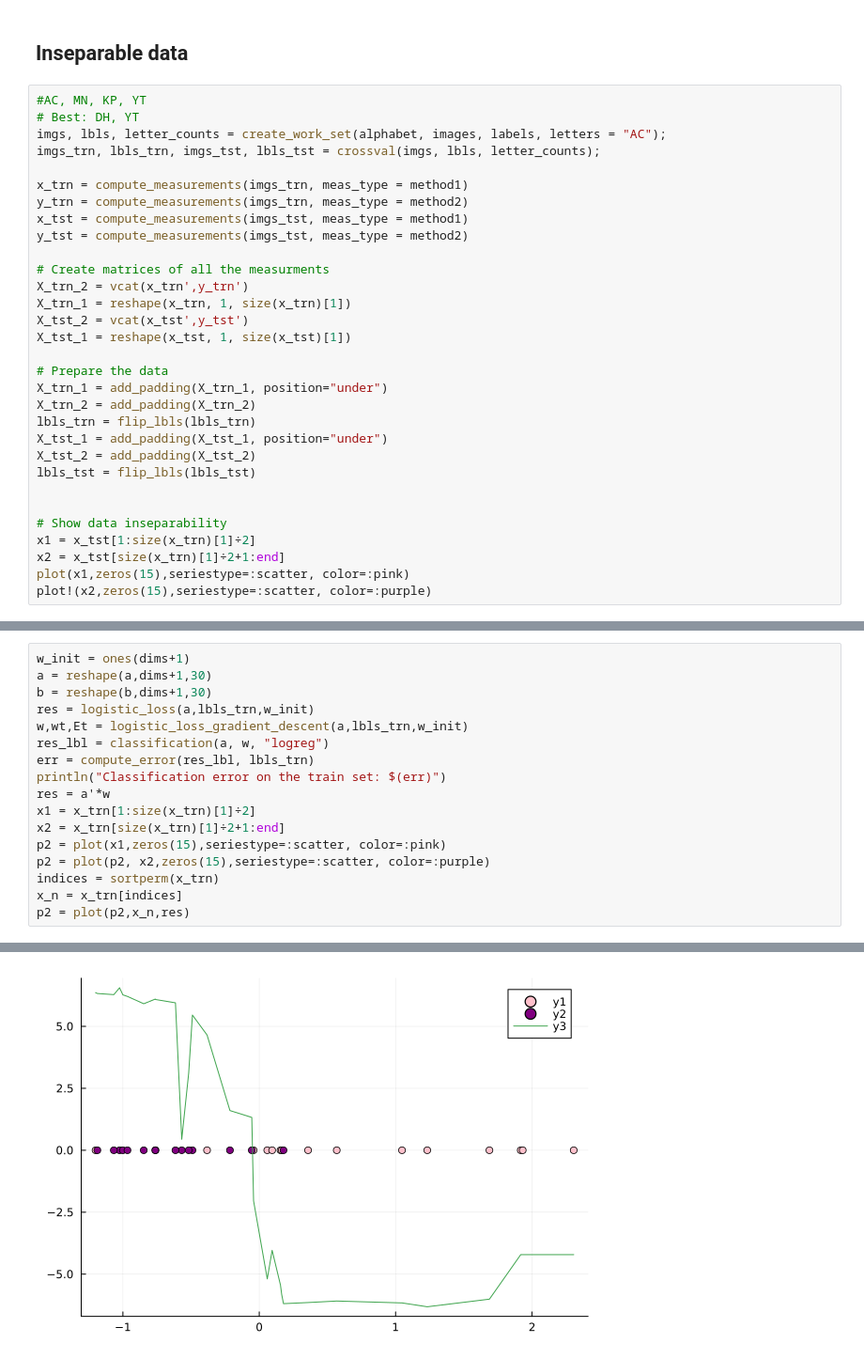
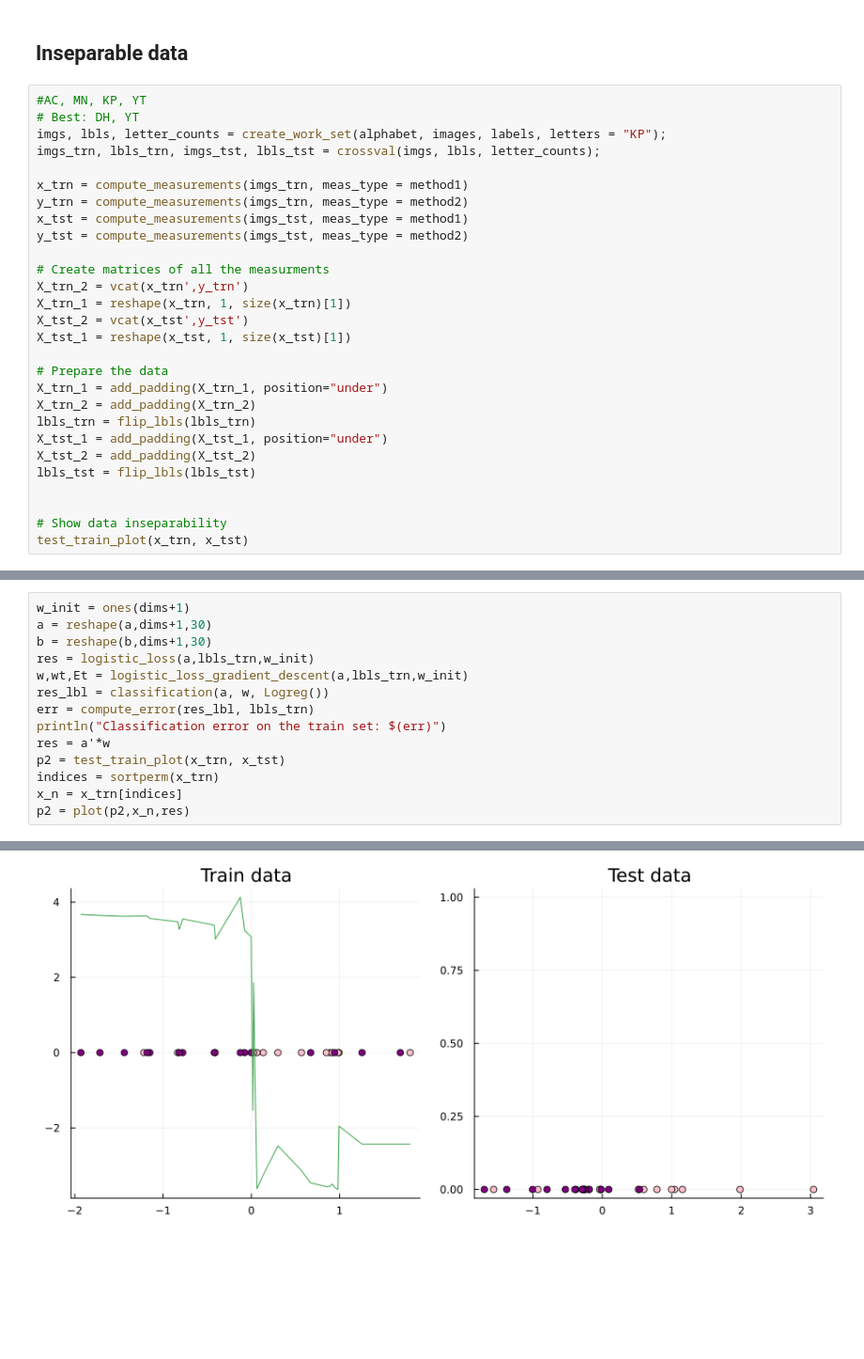
Before and after one commit to B0B36JUL-FinalProjects-2022/Projekt_korladia, a Jupyter notebook: examples/example.ipynb, the cells around one changed output, grey strips where cells are left out. Shown at 94% size. Saved outputs shown, nothing was run; the diff lists cells and outputs as text; blank space fills up the shorter version.

```diff
--- a/examples/example.ipynb
+++ b/examples/example.ipynb
@@ -165,7 +159,7 @@ plot(p1, p2,layout=(2,1), legend=false)
 # %%
 #AC, MN, KP, YT
 # Best: DH, YT
-imgs, lbls, letter_counts = create_work_set(alphabet, images, labels, letters = "AC");
+imgs, lbls, letter_counts = create_work_set(alphabet, images, labels, letters = "KP");
 imgs_trn, lbls_trn, imgs_tst, lbls_tst = crossval(imgs, lbls, letter_counts);
 
 x_trn = compute_measurements(imgs_trn, meas_type = method1)
@@ -189,8 +183,5 @@ lbls_tst = flip_lbls(lbls_tst)
 
 
 # Show data inseparability
-x1 = x_tst[1:size(x_trn)[1]÷2]
-x2 = x_tst[size(x_trn)[1]÷2+1:end]
-plot(x1,zeros(15),seriestype=:scatter, color=:pink)
-plot!(x2,zeros(15),seriestype=:scatter, color=:purple)
+test_train_plot(x_trn, x_tst)
 # %% [output]
@@ -239,14 +235,11 @@ a = reshape(a,dims+1,30)
 b = reshape(b,dims+1,30)
 res = logistic_loss(a,lbls_trn,w_init)
 w,wt,Et = logistic_loss_gradient_descent(a,lbls_trn,w_init)
-res_lbl = classification(a, w, "logreg")
+res_lbl = classification(a, w, Logreg())
 err = compute_error(res_lbl, lbls_trn)
 println("Classification error on the train set: $(err)")
 res = a'*w
-x1 = x_trn[1:size(x_trn)[1]÷2]
-x2 = x_trn[size(x_trn)[1]÷2+1:end]
-p2 = plot(x1,zeros(15),seriestype=:scatter, color=:pink)
-p2 = plot(p2, x2,zeros(15),seriestype=:scatter, color=:purple)
+p2 = test_train_plot(x_trn, x_tst)
 indices = sortperm(x_trn)
 x_n = x_trn[indices]
 p2 = plot(p2,x_n,res)
@@ -255 +248 @@ Classification error on the train set: 0.03333333333333333
-[figure, old version]
+[figure, new version]
```
Also changed, not shown: parts of 14 cells of this notebook.
